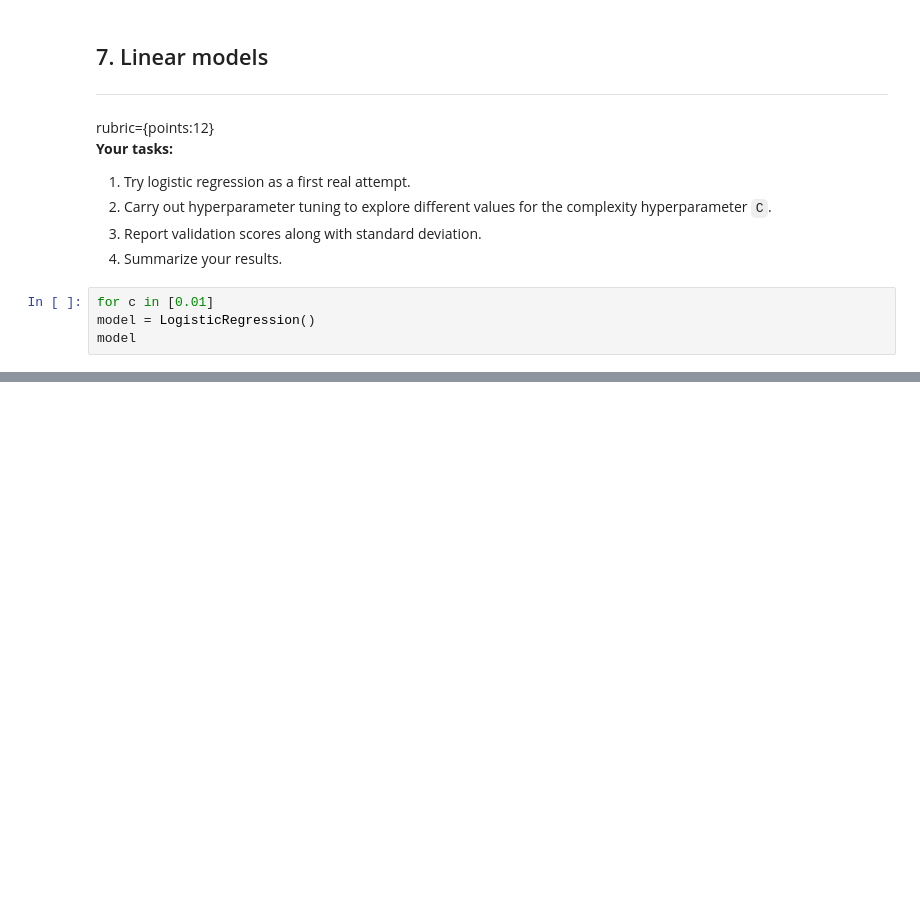
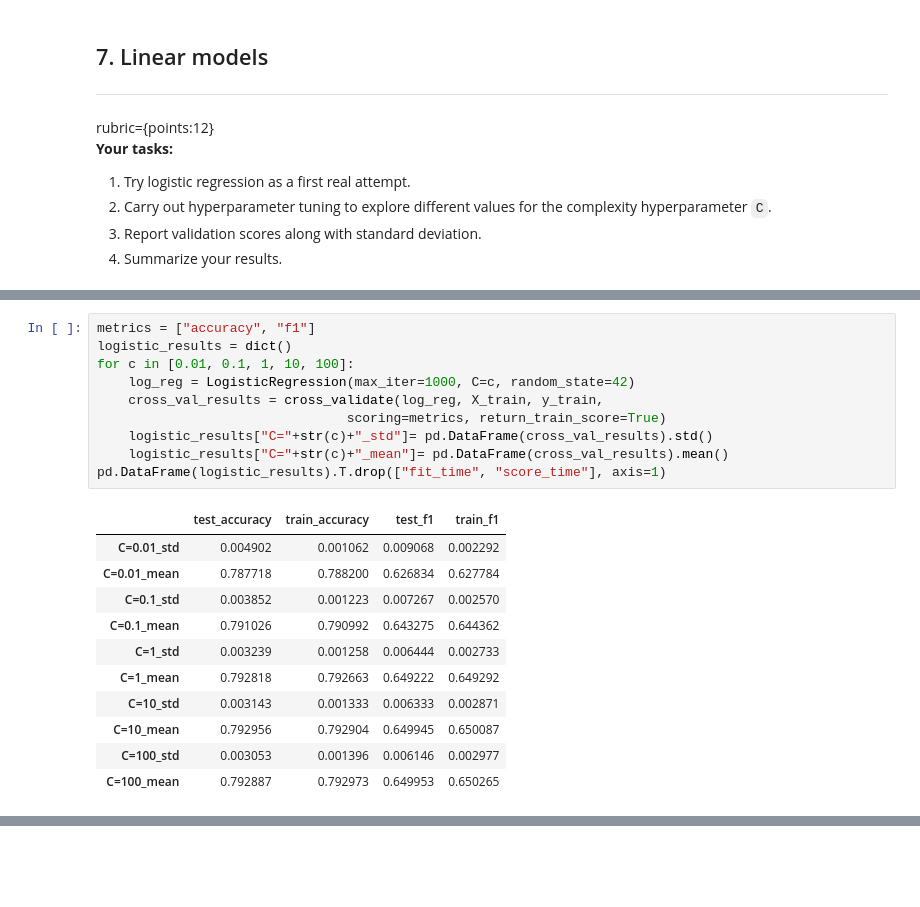
Before and after one commit to Blaise143/CPSC-330-ASSIGNMENTS, a Jupyter notebook: hw6/hw6-starter.ipynb, the cells around one changed output, grey strips where cells are left out. Drawn from its saved outputs; the diff is of its cells as text; blank space fills up the shorter version.

```diff
--- a/hw6/hw6-starter.ipynb
+++ b/hw6/hw6-starter.ipynb
@@ -398,7 +399,3 @@ rubric={points:12}
 2. Carry out hyperparameter tuning to explore different values for the complexity hyperparameter `C`.
 3. Report validation scores along with standard deviation.
 4. Summarize your results.
-# %%
-for c in [0.01]
-model = LogisticRegression()
-model
@@ -406,0 +458,22 @@ LogisticRegression()
+# %%
+metrics = ["accuracy", "f1"]
+logistic_results = dict()
+for c in [0.01, 0.1, 1, 10, 100]:
+    log_reg = LogisticRegression(max_iter=1000, C=c, random_state=42)
+    cross_val_results = cross_validate(log_reg, X_train, y_train,
+                                scoring=metrics, return_train_score=True)
+    logistic_results["C="+str(c)+"_std"]= pd.DataFrame(cross_val_results).std()
+    logistic_results["C="+str(c)+"_mean"]= pd.DataFrame(cross_val_results).mean()
+pd.DataFrame(logistic_results).T.drop(["fit_time", "score_time"], axis=1)
+# %% [output]
+|  | test_accuracy | train_accuracy | test_f1 | train_f1 |
+| C=0.01_std | 0.004902 | 0.001062 | 0.009068 | 0.002292 |
+| C=0.01_mean | 0.787718 | 0.788200 | 0.626834 | 0.627784 |
+| C=0.1_std | 0.003852 | 0.001223 | 0.007267 | 0.002570 |
+| C=0.1_mean | 0.791026 | 0.790992 | 0.643275 | 0.644362 |
+| C=1_std | 0.003239 | 0.001258 | 0.006444 | 0.002733 |
+| C=1_mean | 0.792818 | 0.792663 | 0.649222 | 0.649292 |
+| C=10_std | 0.003143 | 0.001333 | 0.006333 | 0.002871 |
+| C=10_mean | 0.792956 | 0.792904 | 0.649945 | 0.650087 |
+| C=100_std | 0.003053 | 0.001396 | 0.006146 | 0.002977 |
+| C=100_mean | 0.792887 | 0.792973 | 0.649953 | 0.650265 |
```
Also changed, not shown: parts of 11 cells of this notebook.
